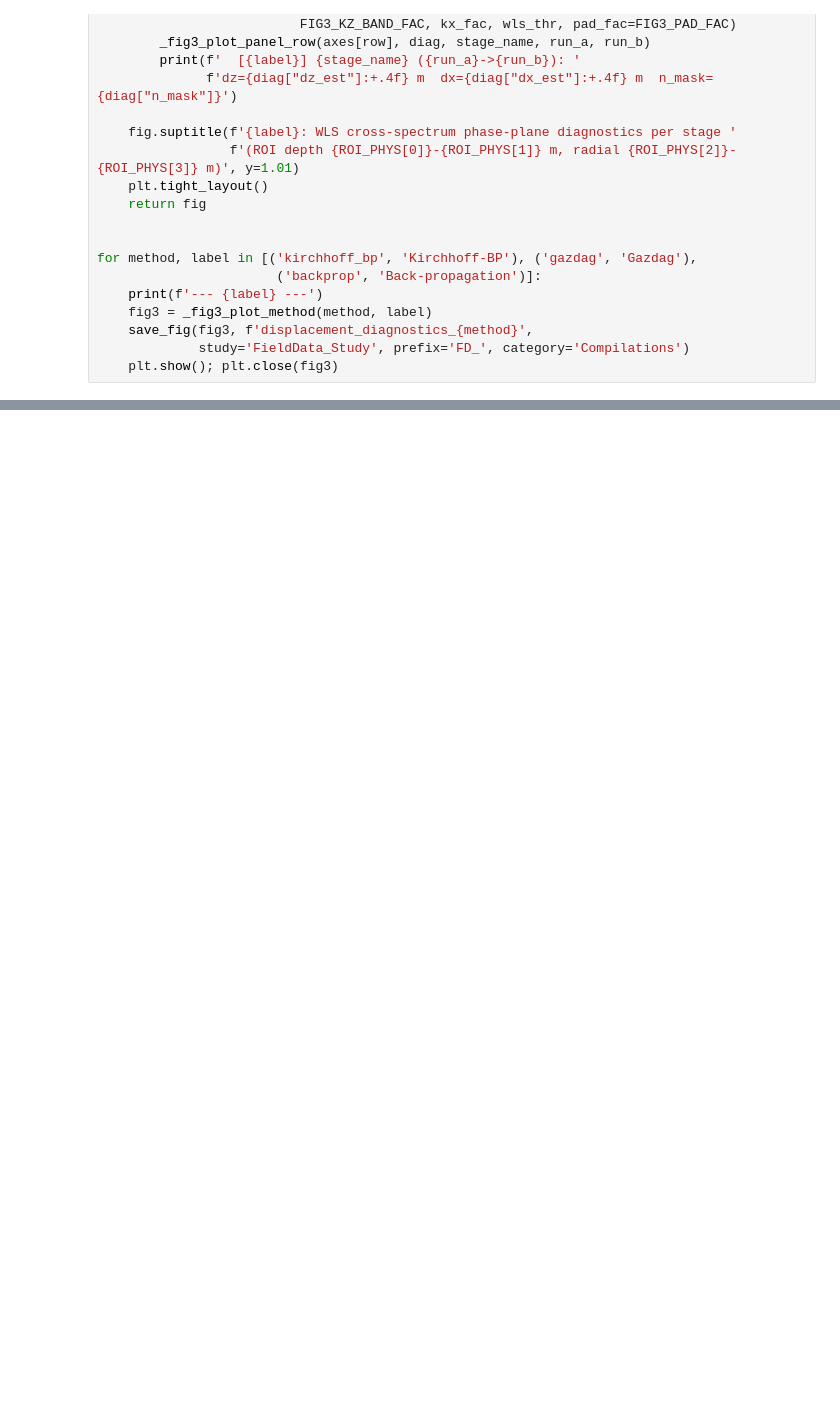
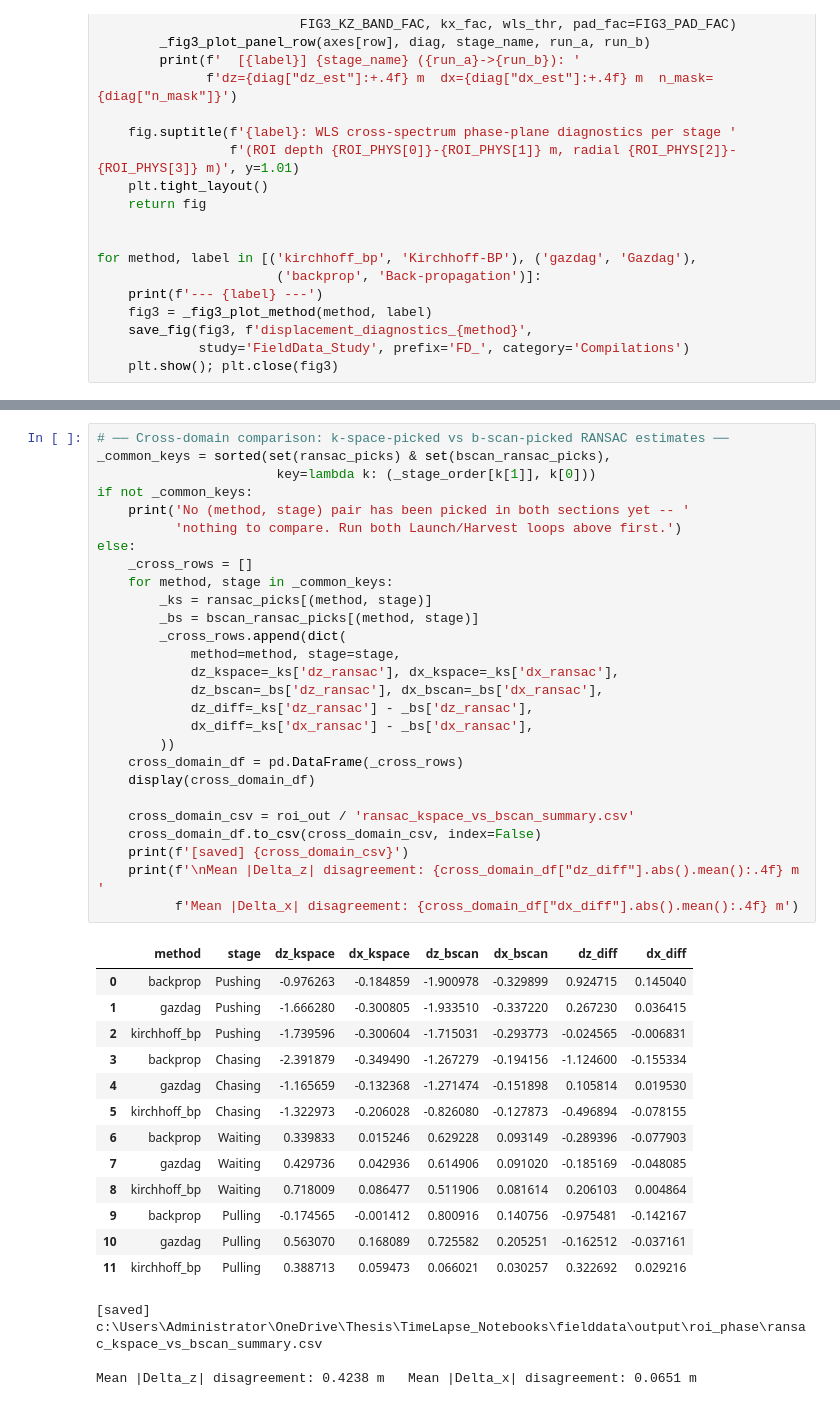
Before and after one commit to ConnervanK/Thesiss, a Jupyter notebook: TimeLapse_Notebooks/FieldData_Playground.ipynb, the cells around one changed output, grey strips where cells are left out. Cells and saved outputs as stored; diff of their text form; blank space fills up the shorter version.

```diff
--- a/TimeLapse_Notebooks/FieldData_Playground.ipynb
+++ b/TimeLapse_Notebooks/FieldData_Playground.ipynb
@@ -5905,0 +6776,44 @@ for method, label in [('kirchhoff_bp', 'Kirchhoff-BP'), ('gazdag', 'Gazdag'),
+# %%
+# ── Cross-domain comparison: k-space-picked vs b-scan-picked RANSAC estimates ──
+_common_keys = sorted(set(ransac_picks) & set(bscan_ransac_picks),
+                       key=lambda k: (_stage_order[k[1]], k[0]))
+if not _common_keys:
+    print('No (method, stage) pair has been picked in both sections yet -- '
+          'nothing to compare. Run both Launch/Harvest loops above first.')
+else:
+    _cross_rows = []
+    for method, stage in _common_keys:
+        _ks = ransac_picks[(method, stage)]
+        _bs = bscan_ransac_picks[(method, stage)]
+        _cross_rows.append(dict(
+            method=method, stage=stage,
+            dz_kspace=_ks['dz_ransac'], dx_kspace=_ks['dx_ransac'],
+            dz_bscan=_bs['dz_ransac'], dx_bscan=_bs['dx_ransac'],
+            dz_diff=_ks['dz_ransac'] - _bs['dz_ransac'],
+            dx_diff=_ks['dx_ransac'] - _bs['dx_ransac'],
+        ))
+    cross_domain_df = pd.DataFrame(_cross_rows)
+    display(cross_domain_df)
+
+    cross_domain_csv = roi_out / 'ransac_kspace_vs_bscan_summary.csv'
+    cross_domain_df.to_csv(cross_domain_csv, index=False)
+    print(f'[saved] {cross_domain_csv}')
+    print(f'\nMean |Delta_z| disagreement: {cross_domain_df["dz_diff"].abs().mean():.4f} m   '
+          f'Mean |Delta_x| disagreement: {cross_domain_df["dx_diff"].abs().mean():.4f} m')
+# %% [output]
+|  | method | stage | dz_kspace | dx_kspace | dz_bscan | dx_bscan | dz_diff | dx_diff |
+| 0 | backprop | Pushing | -0.976263 | -0.184859 | -1.900978 | -0.329899 | 0.924715 | 0.145040 |
+| 1 | gazdag | Pushing | -1.666280 | -0.300805 | -1.933510 | -0.337220 | 0.267230 | 0.036415 |
+| 2 | kirchhoff_bp | Pushing | -1.739596 | -0.300604 | -1.715031 | -0.293773 | -0.024565 | -0.006831 |
+| 3 | backprop | Chasing | -2.391879 | -0.349490 | -1.267279 | -0.194156 | -1.124600 | -0.155334 |
+| 4 | gazdag | Chasing | -1.165659 | -0.132368 | -1.271474 | -0.151898 | 0.105814 | 0.019530 |
+| 5 | kirchhoff_bp | Chasing | -1.322973 | -0.206028 | -0.826080 | -0.127873 | -0.496894 | -0.078155 |
+| 6 | backprop | Waiting | 0.339833 | 0.015246 | 0.629228 | 0.093149 | -0.289396 | -0.077903 |
+| 7 | gazdag | Waiting | 0.429736 | 0.042936 | 0.614906 | 0.091020 | -0.185169 | -0.048085 |
+| 8 | kirchhoff_bp | Waiting | 0.718009 | 0.086477 | 0.511906 | 0.081614 | 0.206103 | 0.004864 |
+| 9 | backprop | Pulling | -0.174565 | -0.001412 | 0.800916 | 0.140756 | -0.975481 | -0.142167 |
+| 10 | gazdag | Pulling | 0.563070 | 0.168089 | 0.725582 | 0.205251 | -0.162512 | -0.037161 |
+| 11 | kirchhoff_bp | Pulling | 0.388713 | 0.059473 | 0.066021 | 0.030257 | 0.322692 | 0.029216 |
+[saved] c:\Users\Administrator\OneDrive\Thesis\TimeLapse_Notebooks\fielddata\output\roi_phase\ransac_kspace_vs_bscan_summary.csv
+
+Mean |Delta_z| disagreement: 0.4238 m   Mean |Delta_x| disagreement: 0.0651 m
```
Also changed, not shown: parts of 26 cells of this notebook, 13 other files.
